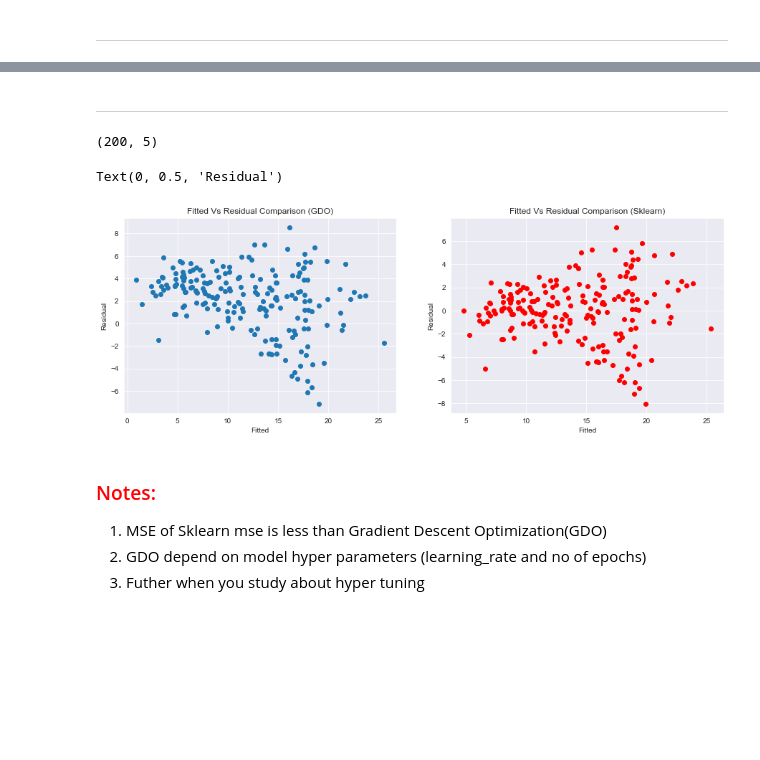
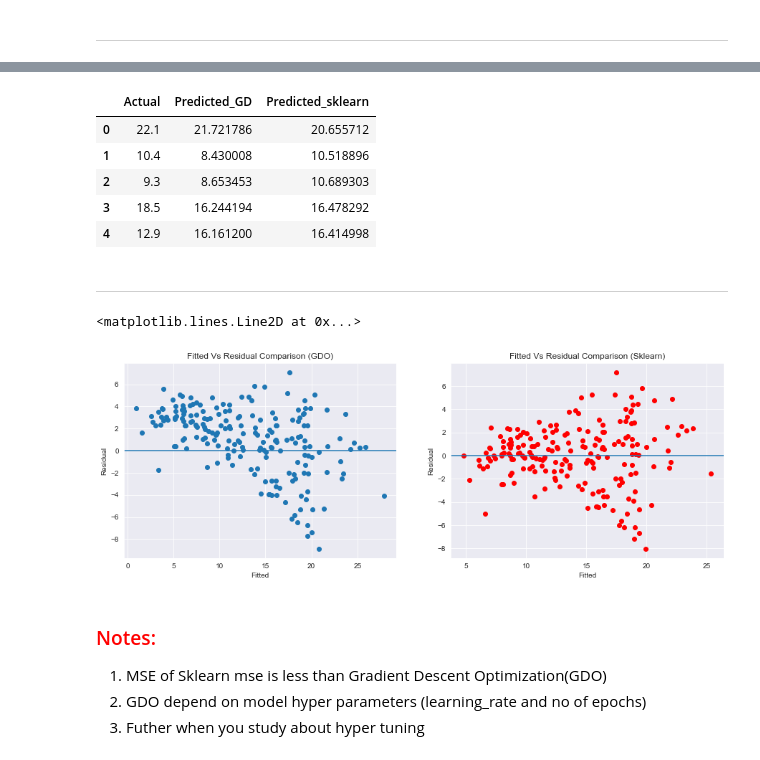
Before and after one commit to singhmanish979/msc_mathematics, a Jupyter notebook: Linear_Regression_Lecture_MSc-II-Main.ipynb, the cells around one changed output, grey strips where cells are left out. Cells and saved outputs as stored; diff of their text form; code cells hidden in the pictures; blank space fills up the shorter version.

```diff
--- a/Linear_Regression_Lecture_MSc-II-Main.ipynb
+++ b/Linear_Regression_Lecture_MSc-II-Main.ipynb
@@ -276,31 +327,38 @@ Gradient Descent R-Squared : 0.5628686592126754
 # %%
-error_df = pd.DataFrame({'Actual':y,'Predicted_GD':y_hat,'Predicted_sklearn':y_pred.reshape(-1)})
+estimated_df = pd.DataFrame({'Actual':y,'Predicted_GD':y_hat,'Predicted_sklearn':y_pred.reshape(-1)})
+# %%
+estimated_df.head()
+# %% [output]
+|  | Actual | Predicted_GD | Predicted_sklearn |
+| 0 | 22.1 | 21.721786 | 20.655712 |
+| 1 | 10.4 | 8.430008 | 10.518896 |
+| 2 | 9.3 | 8.653453 | 10.689303 |
+| 3 | 18.5 | 16.244194 | 16.478292 |
+| 4 | 12.9 | 16.161200 | 16.414998 |
 # %% [markdown]
 ---
-# %%
-data.shape
-# %% [output]
-(200, 5)
 # %%
 # Residual plot
-sk_error = error_df['Actual']-error_df['Predicted_sklearn']
-gd_error = error_df['Actual']-error_df['Predicted_GD']
+sk_error = estimated_df['Actual'] - estimated_df['Predicted_sklearn']
+gd_error = estimated_df['Actual'] - estimated_df['Predicted_GD']
 # %%
 fig, ax= plt.subplots(1,2, figsize=(15,5))
 
-ax[0].scatter(error_df['Predicted_GD'], gd_error, marker = 'o')
+ax[0].scatter(estimated_df['Predicted_GD'], gd_error, marker = 'o')
 ax[0].set_title('Fitted Vs Residual Comparison (GDO)')
 ax[0].set_xlabel("Fitted")
 ax[0].set_ylabel("Residual")
+ax[0].axhline(0.0)
 
 
-ax[1].scatter(error_df['Predicted_sklearn'], sk_error, marker = 'o', c='r')
+ax[1].scatter(estimated_df['Predicted_sklearn'], sk_error, marker = 'o', c='r')
 ax[1].set_title('Fitted Vs Residual Comparison (Sklearn)')
 ax[1].set_xlabel("Fitted")
 ax[1].set_ylabel("Residual")
+ax[1].axhline(0.0)
 # %% [output]
-Text(0, 0.5, 'Residual')
+<matplotlib.lines.Line2D at 0x...>
-[figure, old version]
+[figure, new version]
 # %% [markdown]
 <font color='red'><h3> Notes: </h4></font>
 1. MSE of Sklearn mse is less than Gradient Descent Optimization(GDO)
```
Also changed, not shown: parts of 56 cells of this notebook, 1 other file.
